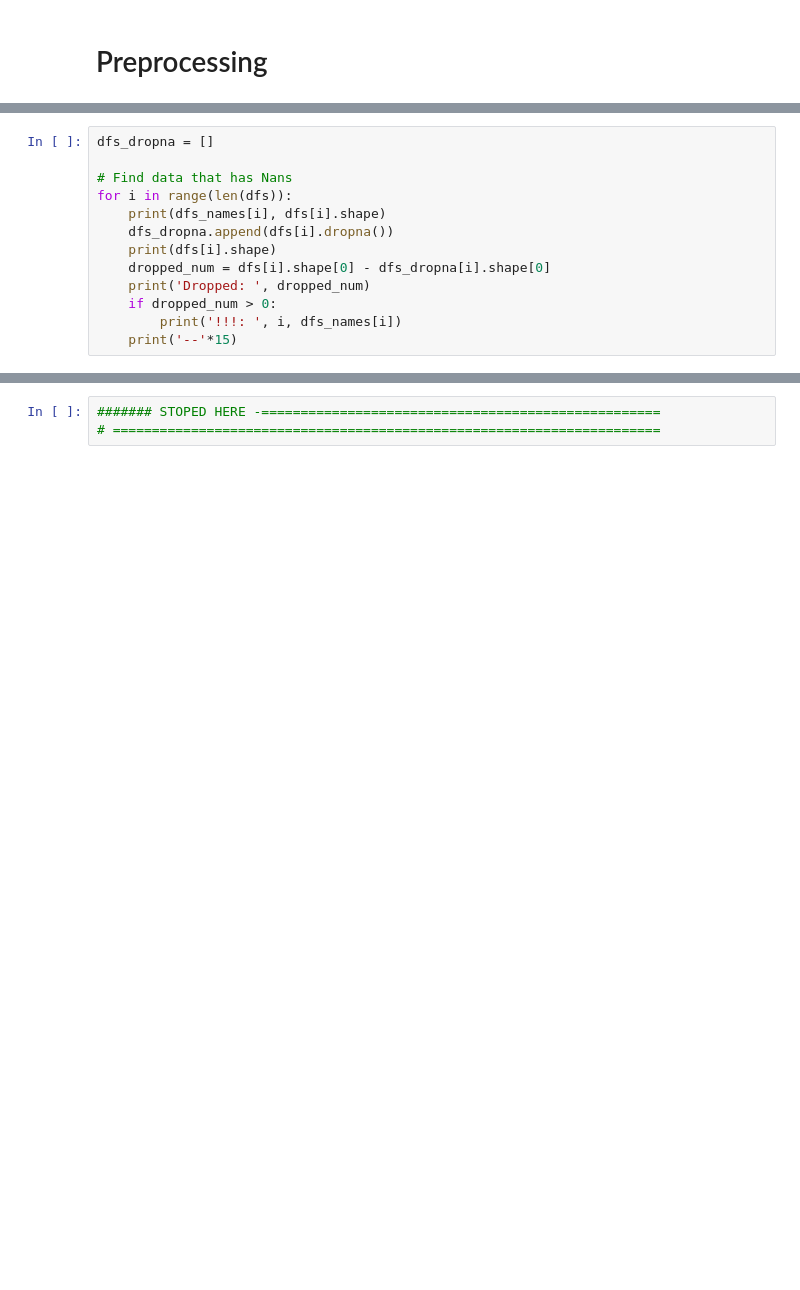
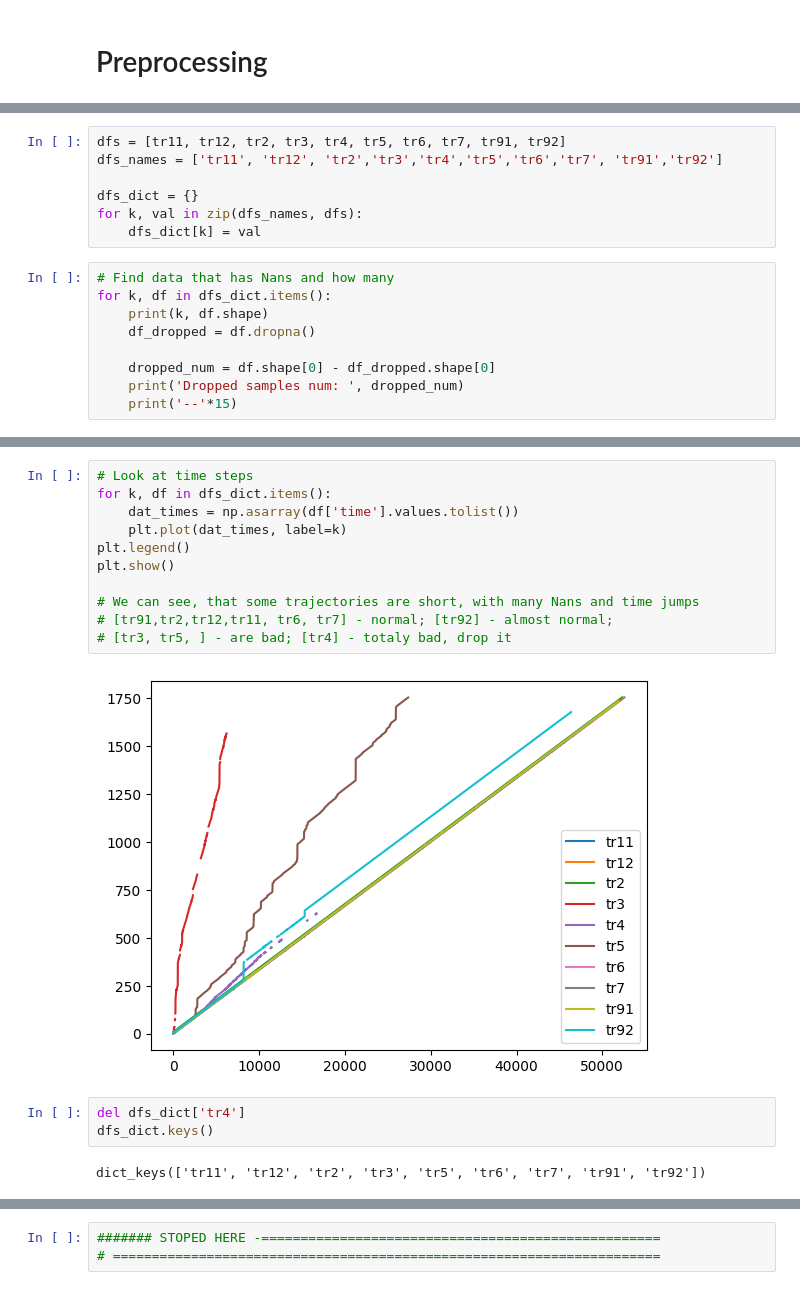
Before and after one commit to Barbara1576/navigation, a Jupyter notebook: data_preprocessing.ipynb, the cells around one changed output, grey strips where cells are left out. Saved outputs shown, nothing was run; the diff lists cells and outputs as text; blank space fills up the shorter version.

```diff
--- a/data_preprocessing.ipynb
+++ b/data_preprocessing.ipynb
@@ -59,13 +94,16 @@ dfs_names = ['tr1_1', 'tr1_2', 'tr2','tr3','tr4','tr5','tr6','tr7', 'tr91','tr92
+# %%
+dfs = [tr11, tr12, tr2, tr3, tr4, tr5, tr6, tr7, tr91, tr92]
+dfs_names = ['tr11', 'tr12', 'tr2','tr3','tr4','tr5','tr6','tr7', 'tr91','tr92']
+
+dfs_dict = {}
+for k, val in zip(dfs_names, dfs):
+    dfs_dict[k] = val
 # %%
-dfs_dropna = []
+# Find data that has Nans and how many
+for k, df in dfs_dict.items():
+    print(k, df.shape)
+    df_dropped = df.dropna()
 
-# Find data that has Nans
-for i in range(len(dfs)):
-    print(dfs_names[i], dfs[i].shape)
-    dfs_dropna.append(dfs[i].dropna())
-    print(dfs[i].shape)
-    dropped_num = dfs[i].shape[0] - dfs_dropna[i].shape[0]
-    print('Dropped: ', dropped_num)
-    if dropped_num > 0:
-        print('!!!: ', i, dfs_names[i])
+    dropped_num = df.shape[0] - df_dropped.shape[0]
+    print('Dropped samples num: ', dropped_num)
     print('--'*15)
@@ -71,0 +128,18 @@ for i in range(len(dfs)):
+# %%
+# Look at time steps
+for k, df in dfs_dict.items():
+    dat_times = np.asarray(df['time'].values.tolist())
+    plt.plot(dat_times, label=k)
+plt.legend()
+plt.show()
+
+# We can see, that some trajectories are short, with many Nans and time jumps
+# [tr91,tr2,tr12,tr11, tr6, tr7] - normal; [tr92] - almost normal;
+# [tr3, tr5, ] - are bad; [tr4] - totaly bad, drop it
+# %% [output]
+[figure, added]
+# %%
+del dfs_dict['tr4']
+dfs_dict.keys()
+# %% [output]
+dict_keys(['tr11', 'tr12', 'tr2', 'tr3', 'tr5', 'tr6', 'tr7', 'tr91', 'tr92'])
```
Also changed, not shown: parts of 15 cells of this notebook.
